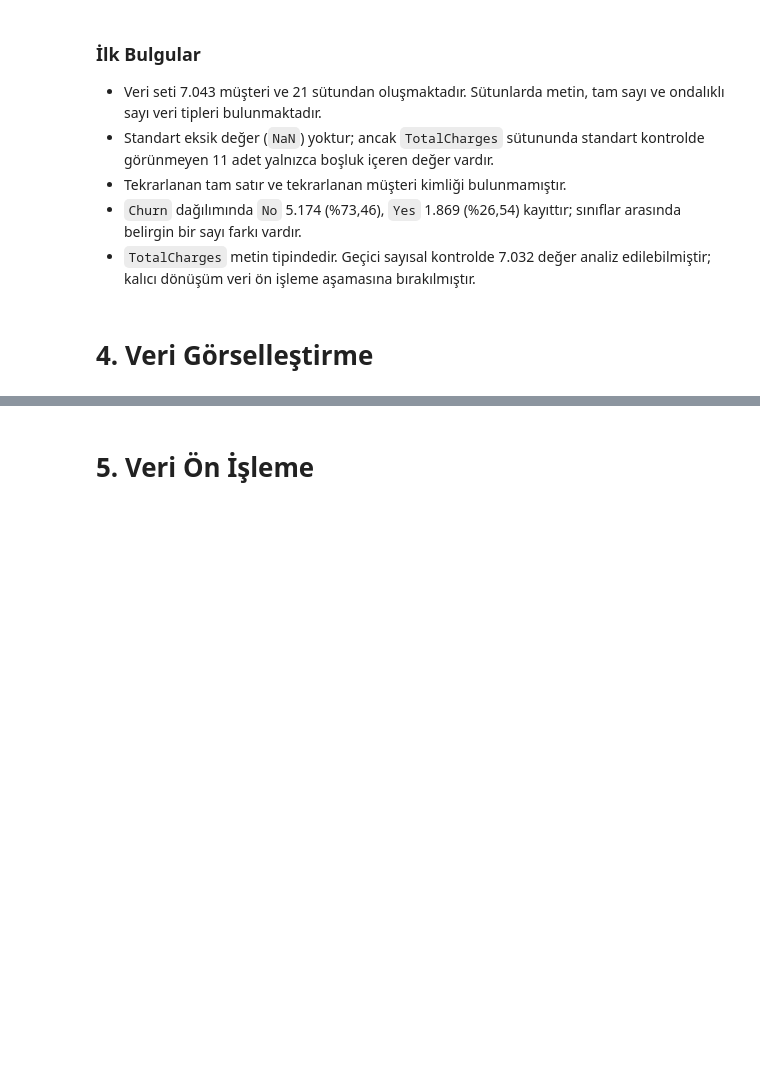
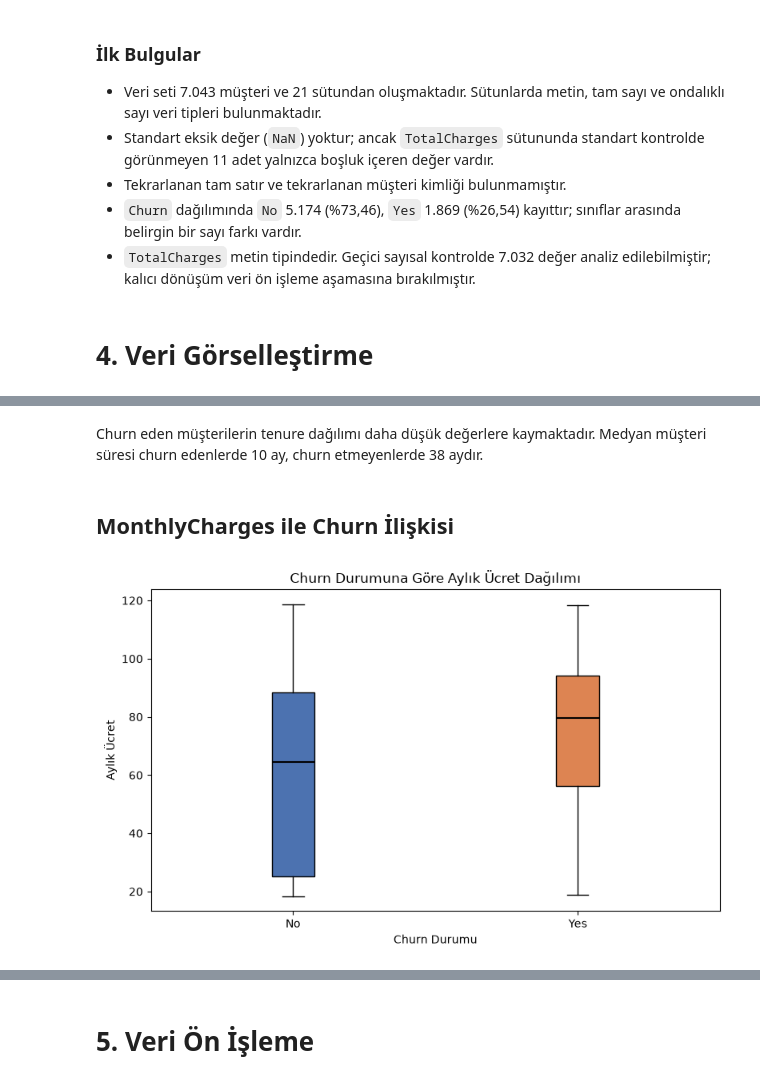
Before and after one commit to barissurkit/customer-churn-analysis, a Jupyter notebook: customer_churn_analysis.ipynb, the cells around one changed output, grey strips where cells are left out. Saved outputs shown, nothing was run; the diff lists cells and outputs as text; code cells hidden in the pictures; blank space fills up the shorter version.

```diff
--- a/customer_churn_analysis.ipynb
+++ b/customer_churn_analysis.ipynb
@@ -316,0 +411,30 @@ Sayısala dönüşemeyen değer sayısı: 11
+# %% [markdown]
+Churn eden müşterilerin tenure dağılımı daha düşük değerlere kaymaktadır. Medyan müşteri süresi churn edenlerde 10 ay, churn etmeyenlerde 38 aydır.
+# %% [markdown]
+## MonthlyCharges ile Churn İlişkisi
+# %%
+monthly_charges_by_churn = [
+    df.loc[df["Churn"] == status, "MonthlyCharges"]
+    for status in churn_order
+]
+
+fig, ax = plt.subplots(figsize=(8, 5))
+box = ax.boxplot(
+    monthly_charges_by_churn,
+    tick_labels=churn_order,
+    patch_artist=True,
+    medianprops={"color": "black", "linewidth": 1.5},
+)
+
+for patch, status in zip(box["boxes"], churn_order):
+    patch.set_facecolor(churn_colors[status])
+
+ax.set_title("Churn Durumuna Göre Aylık Ücret Dağılımı")
+ax.set_xlabel("Churn Durumu")
+ax.set_ylabel("Aylık Ücret")
+fig.tight_layout()
+fig.savefig(figures_dir / "monthly_charges_churn.png", dpi=300, bbox_inches="tight")
+plt.show()
+plt.close(fig)
+# %% [output]
+[figure, added]
```
Also changed, not shown: parts of 18 cells of this notebook, 7 other files.
